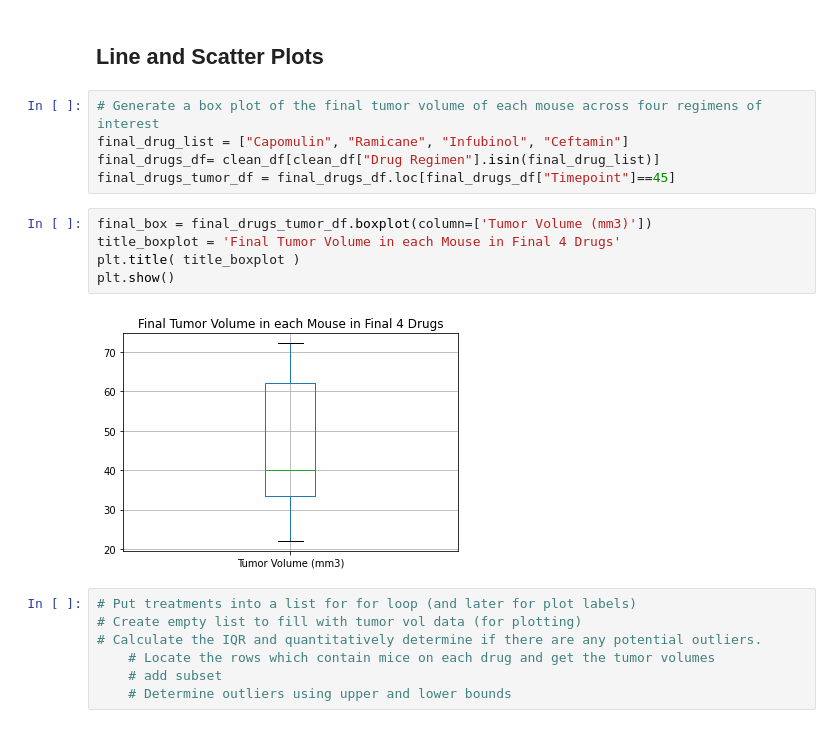
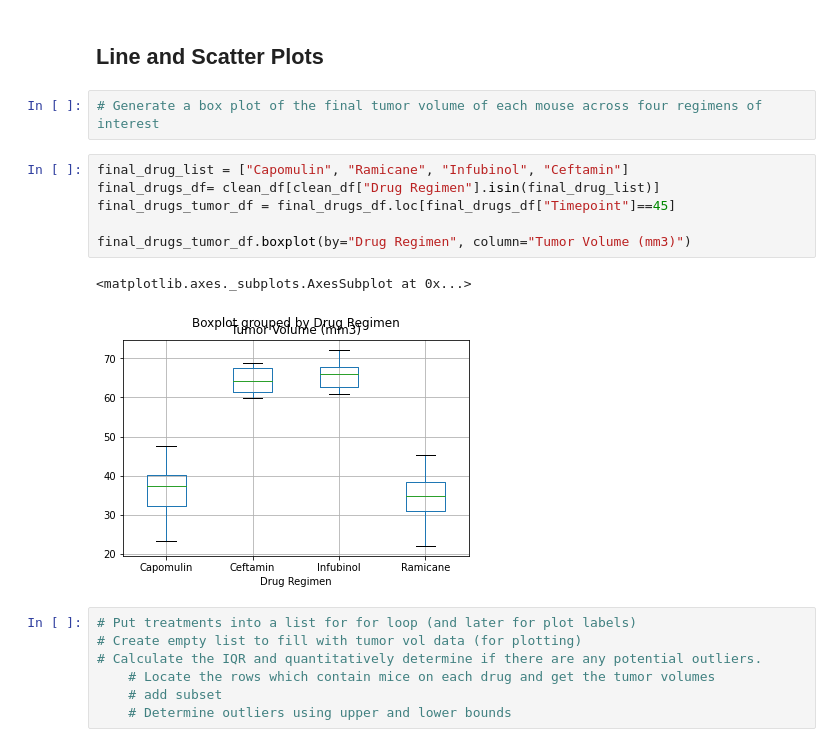
Before and after one commit to caseyjuergens/matplotlib-challenge, a Jupyter notebook: pymaceuticals_starter.ipynb, the cells around one changed output. Drawn from its saved outputs; the diff is of its cells as text.

Commit message:
realized i was supposed to make 4 boxplots not one. woops

```diff
--- a/pymaceuticals_starter.ipynb
+++ b/pymaceuticals_starter.ipynb
@@ -190,16 +190,15 @@ ceftamin_time= ceftamin_final.loc[ceftamin_final["Timepoint"]==45]
 ## Line and Scatter Plots
 # %%
 # Generate a box plot of the final tumor volume of each mouse across four regimens of interest
-final_drug_list = ["Capomulin", "Ramicane", "Infubinol", "Ceftamin"]
-final_drugs_df= clean_df[clean_df["Drug Regimen"].isin(final_drug_list)]
-final_drugs_tumor_df = final_drugs_df.loc[final_drugs_df["Timepoint"]==45]
-# %%
-final_box = final_drugs_tumor_df.boxplot(column=['Tumor Volume (mm3)'])
-title_boxplot = 'Final Tumor Volume in each Mouse in Final 4 Drugs'
-plt.title( title_boxplot )
-plt.show()
-# %% [output]
-[figure, removed]
+# %%
+final_drug_list = ["Capomulin", "Ramicane", "Infubinol", "Ceftamin"]
+final_drugs_df= clean_df[clean_df["Drug Regimen"].isin(final_drug_list)]
+final_drugs_tumor_df = final_drugs_df.loc[final_drugs_df["Timepoint"]==45]
+
+final_drugs_tumor_df.boxplot(by="Drug Regimen", column="Tumor Volume (mm3)")
+# %% [output]
+<matplotlib.axes._subplots.AxesSubplot at 0x...>
+[figure, added]
 # %%
 # Put treatments into a list for for loop (and later for plot labels)
 # Create empty list to fill with tumor vol data (for plotting)
```
Also changed, not shown: parts of 10 cells of this notebook.
